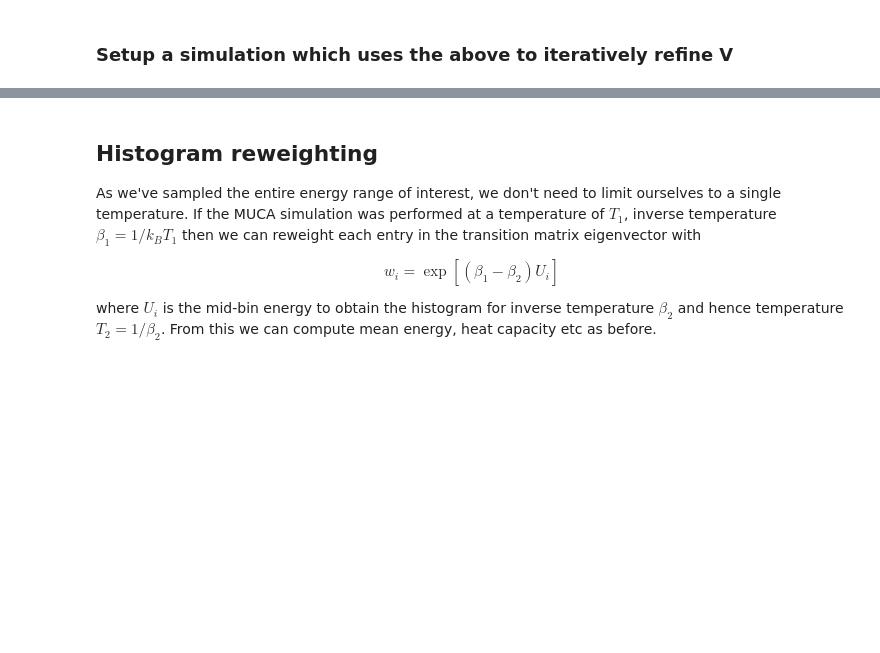
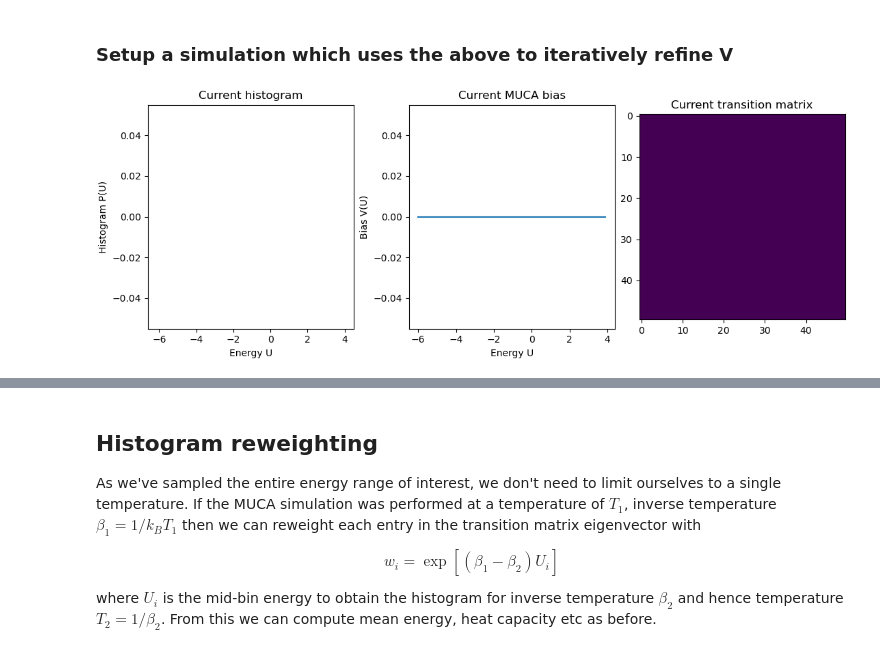
Before and after one commit to dquigley533/SamplingDemos, a Jupyter notebook: TMMC.ipynb, the cells around one changed output, grey strips where cells are left out. Saved outputs shown, nothing was run; the diff lists cells and outputs as text; code cells hidden in the pictures; blank space fills up the shorter version.

```diff
--- a/TMMC.ipynb
+++ b/TMMC.ipynb
@@ -208,34 +212,36 @@ chain = polymer(Ndims = Ndims, Nbeads = Nbeads)
 energy_range = [-6.1, 4.0]
 bin_edges = np.histogram_bin_edges(energy_range, bins=50)
 bin_width = bin_edges[1] - bin_edges[0]
 
 # Create initial bias function, histogram and transition matrix, and TM eigenvalue
 bias = np.zeros(len(bin_edges)-1)
 histogram = np.zeros(len(bin_edges)-1)
-trans_matrix = np.zeros([len(bin_edges)-1,len(bin_edges)])
+trans_matrix = np.zeros([len(bin_edges)-1,len(bin_edges)-1]) ; gutter = np.zeros(len(bin_edges)-1)
 norm_tm = np.copy(trans_matrix)
 statP = np.zeros(len(bin_edges)-1)
 
 # Setup some plots
 %matplotlib widget
 
 def label_tmmc_figure(fig, ax1, ax2, ax3):
     """ Sets up figures and axis for TMMC demonstration """
 
     ax1.set_xlabel('Energy U')
     ax2.set_xlabel('Energy U')
     ax1.set_ylabel('Histogram P(U)')
     ax2.set_ylabel('Bias V(U)')
     ax1.set_title('Current histogram')
     ax2.set_title('Current MUCA bias')
     ax3.set_title('Current transition matrix')
 
 fig, [ax1, ax2, ax3] = plt.subplots(1, 3, figsize=(11, 4), constrained_layout=True)
 label_tmmc_figure(fig, ax1, ax2, ax3)
 ax1.bar(bin_edges[:-1], histogram,   width=bin_width,align='edge')
 ax2.plot(bin_edges[:-1]+0.5*bin_width, bias)
 ax3.imshow(trans_matrix)
 plt.show()
+# %% [output]
+[figure, added]
 # %%
 from ipywidgets import IntProgress
 from IPython.display import display
```
Also changed, not shown: parts of 5 cells of this notebook.
